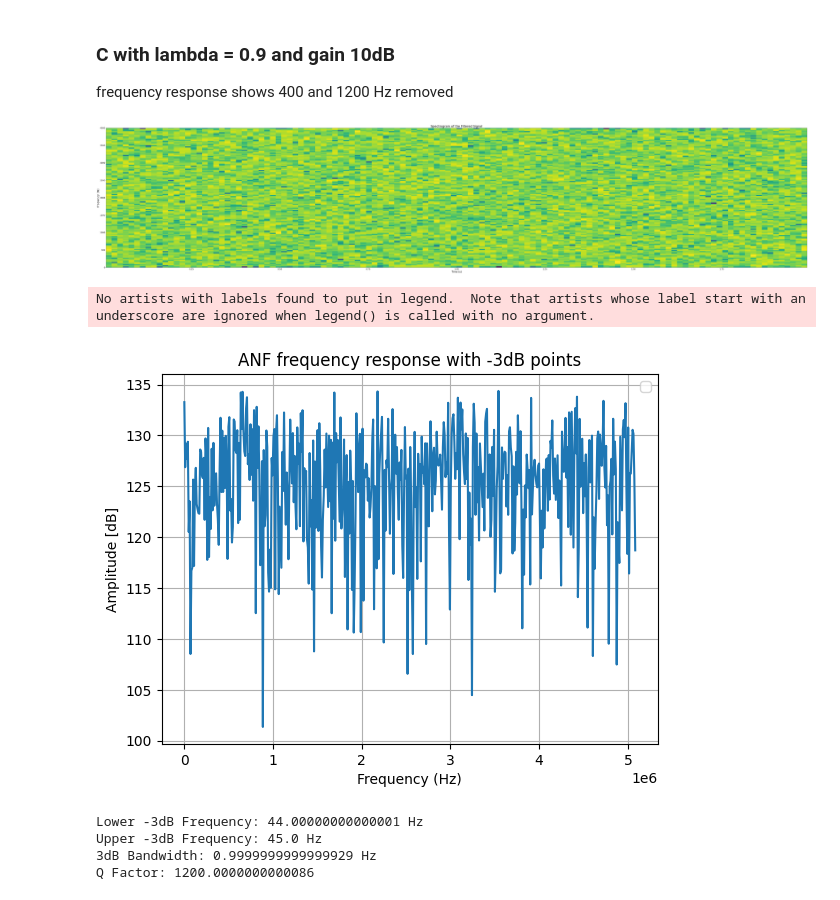
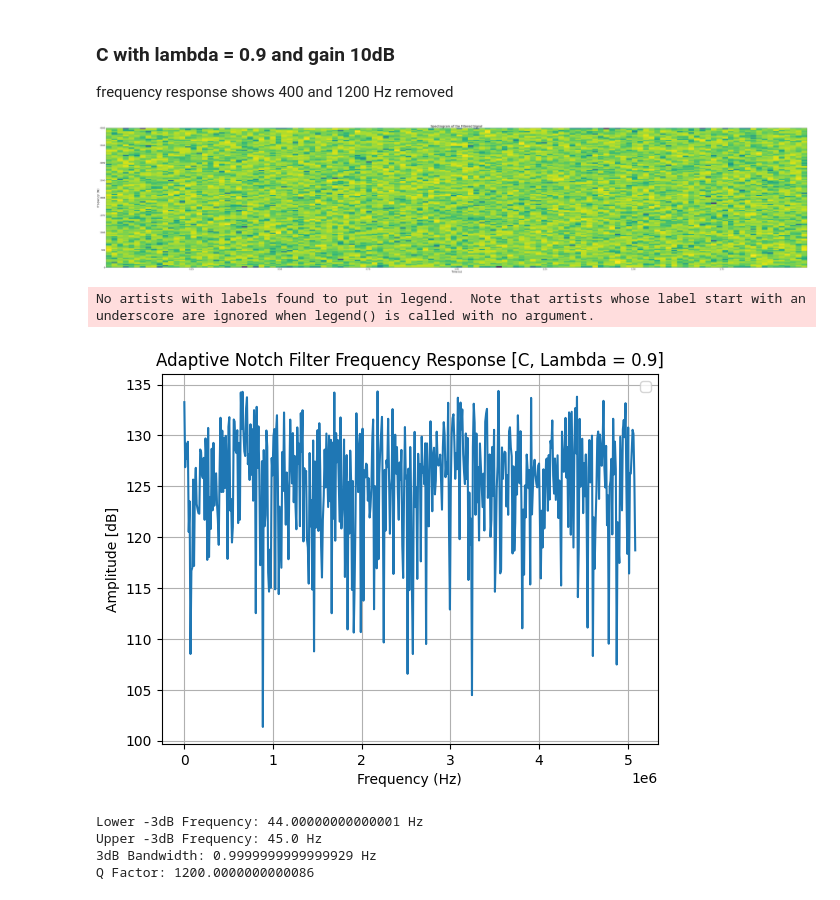
Before and after one commit to yewentai/Real-time-2nd-order-Adaptive-Notch-Filter-design, a Jupyter notebook: evaluate.ipynb, the cells around one changed output. Drawn from its saved outputs; the diff is of its cells as text; code cells hidden in the pictures.

```diff
--- a/evaluate.ipynb
+++ b/evaluate.ipynb
@@ -639,35 +706,35 @@ upper_index = indices_3dB[indices_3dB > min_index][0]
 lower_freq = w[lower_index] * fs / (2 * np.pi)
 upper_freq = w[upper_index] * fs / (2 * np.pi)
 
 # Calculate 3dB bandwidth
 bandwidth_3dB = upper_freq - lower_freq
 
 # Assuming the center frequency is known (e.g., 400 Hz or 1200 Hz)
 center_frequency = 1200  # Adjusted to the visible notch in the provided plot
 
 # Calculate Q factor
 Q_factor = center_frequency / bandwidth_3dB
 
 # Plot frequency response with the 3dB frequencies marked
 plt.figure()
 plt.plot(w_y * fs / (2 * np.pi), h_y_dB)  # Convert w to Hz for the x-axis
 # plt.axvline(x=lower_freq, color='r', linestyle='--', label=f'Lower -3dB Frequency = {lower_freq:.2f} Hz')
 # plt.axvline(x=upper_freq, color='g', linestyle='--', label=f'Upper -3dB Frequency = {upper_freq:.2f} Hz')
-plt.title('ANF frequency response with -3dB points')
+plt.title('Adaptive Notch Filter Frequency Response [C, Lambda = 0.9]')
 plt.xlabel('Frequency (Hz)')
 plt.ylabel('Amplitude [dB]')
 plt.legend()
 plt.grid(True)
 plt.show()
 
 print("Lower -3dB Frequency:", lower_freq, "Hz")
 print("Upper -3dB Frequency:", upper_freq, "Hz")
 print("3dB Bandwidth:", bandwidth_3dB, "Hz")
 print("Q Factor:", Q_factor)
 # %% [output]
 [figure]
 No artists with labels found to put in legend.  Note that artists whose label start with an underscore are ignored when legend() is called with no argument.
-[figure, old version]
+[figure, new version]
 Lower -3dB Frequency: 44.00000000000001 Hz
 Upper -3dB Frequency: 45.0 Hz
 3dB Bandwidth: 0.9999999999999929 Hz
```
Also changed, not shown: parts of 8 cells of this notebook, 52 other files.
